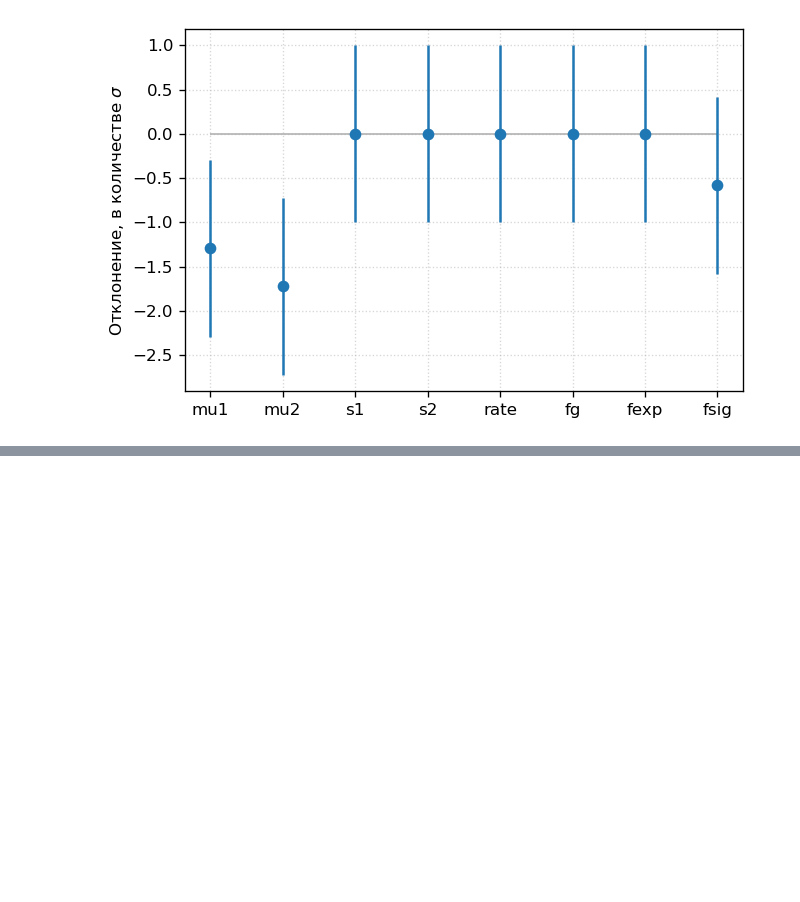
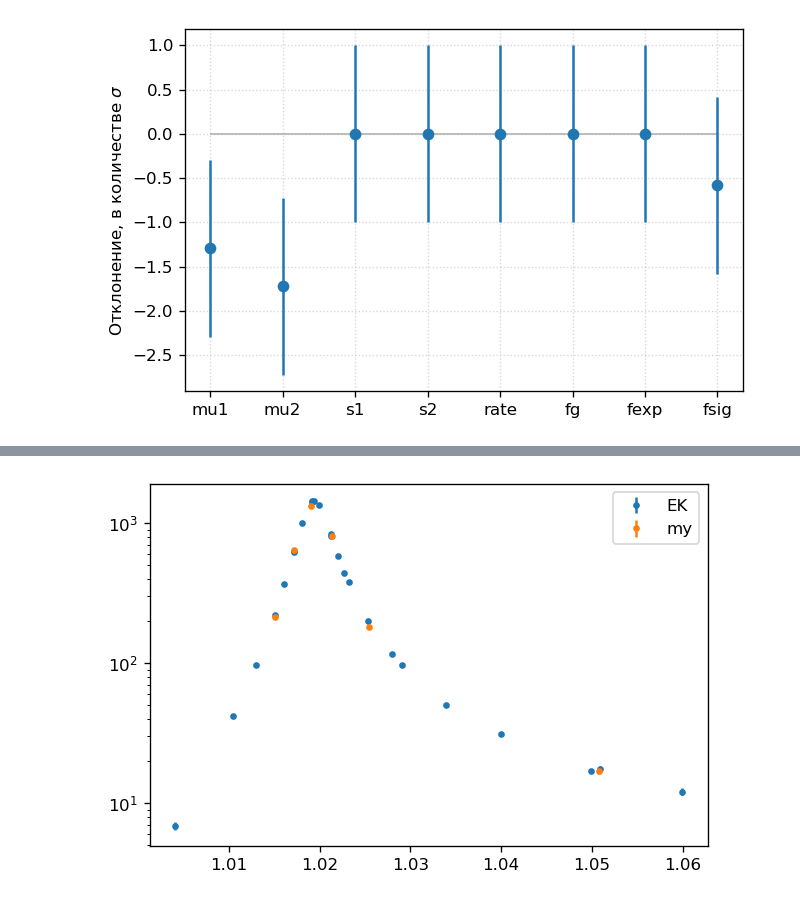
Before and after one commit to nikita-p/kskl20, a Jupyter notebook: notebooks/03. Cross section.ipynb, the cells around one changed output, grey strips where cells are left out. Saved outputs shown, nothing was run; the diff lists cells and outputs as text; code cells hidden in the pictures; blank space fills up the shorter version.

```diff
--- a/notebooks/03. Cross section.ipynb
+++ b/notebooks/03. Cross section.ipynb
@@ -255,0 +265,12 @@ plt.xticks(range(len(x0)), var);
+# %%
+df = pd.concat([df_signal, df_tr, df_lum], axis=1).dropna()
+df['emeas'] *= 2
+# %%
+df['corr'] = pd.Series({
+    507.: 0.71*0.987,
+    508.: 0.7*0.983,
+    509.: 0.72*1.028,
+    510.: 0.83*0.994,
+    512.: 1.08*0.996,
+    525.: 1.79,
+})
@@ -255,0 +288,4 @@ plt.xticks(range(len(x0)), var);
+# %%
+df['cs'] = df['n_sig_exp']*20000/(df['n_sig_mc']*df['lum']*df['eff_trig']*df['corr'])
+df['cs_err'] = df['cs']*np.sqrt( (1/df['n_sig_exp']) +
+                               (df['n_sig_mc_err']/df['n_sig_mc'])**2)
@@ -255,0 +302,3 @@ plt.xticks(range(len(x0)), var);
+# %%
+df_koz = pd.read_csv('../data/other/kskl_kozyrev.txt').rename({'E': 'emeas', 'cs': 'cs_born', 'cs_err': 'cs_born_err'}, axis=1)
+# df_koz['emeas'] /= 2
@@ -255,0 +325,7 @@ plt.xticks(range(len(x0)), var);
+# %%
+plt.errorbar(df_koz.emeas*1e-3, df_koz.cs_born, yerr=df_koz.cs_born_err, fmt='.', label='EK');
+plt.errorbar(df.emeas*1e-3, df.cs, yerr=df.cs_err, fmt='.', label='my')
+plt.legend()
+plt.yscale('log')
+# %% [output]
+[figure, added]
```
Also changed, not shown: parts of 14 cells of this notebook, 21 other files.
